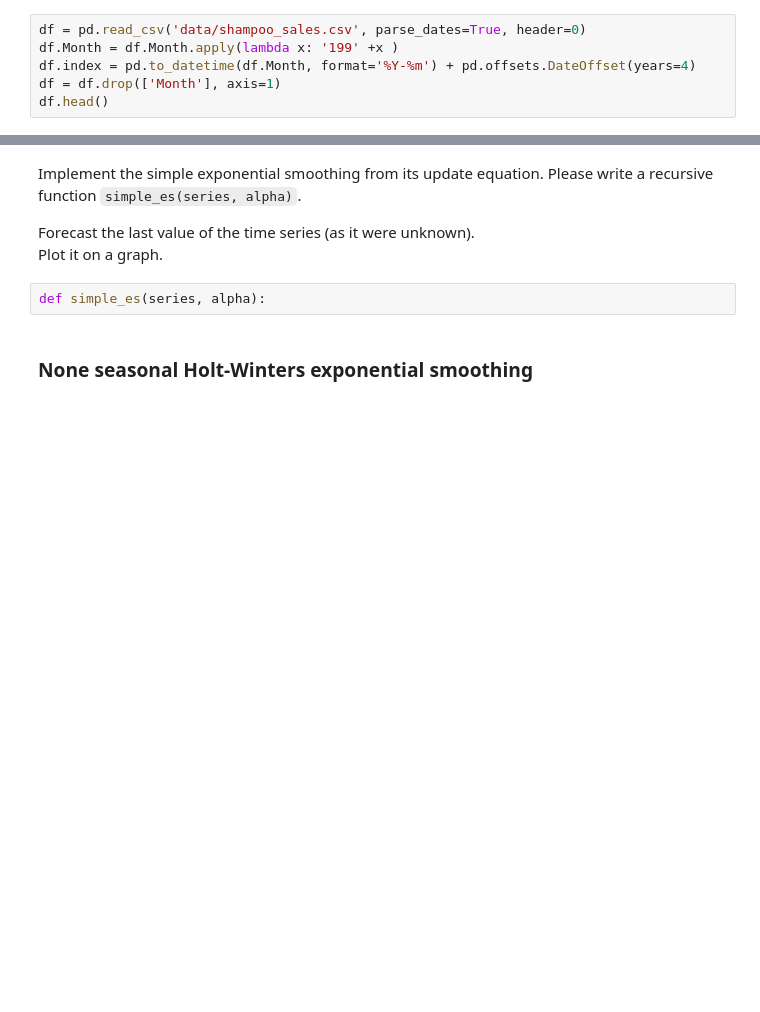
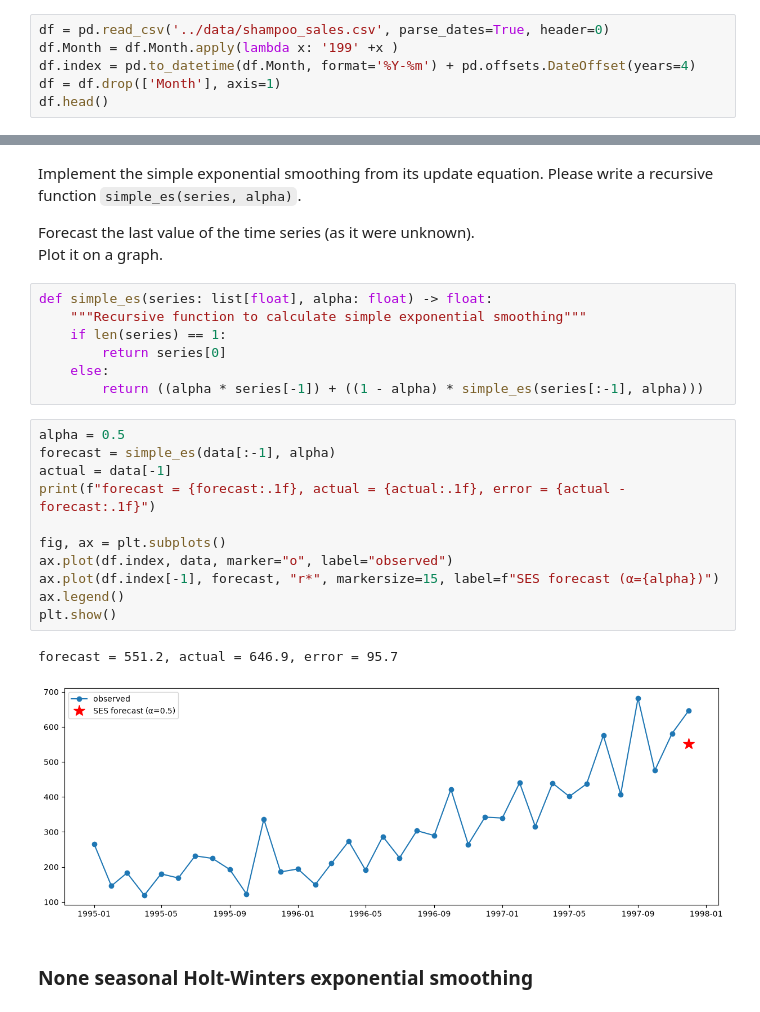
Before and after one commit to Giovanipt2/Time-Series, a Jupyter notebook: notebooks/exponential_smoothing.ipynb, the cells around one changed output, grey strips where cells are left out. Drawn from its saved outputs; the diff is of its cells as text; blank space fills up the shorter version.

Commit message:
Exponencial smoothing implementation

```diff
--- a/notebooks/exponential_smoothing.ipynb
+++ b/notebooks/exponential_smoothing.ipynb
@@ -23,7 +23,7 @@ import matplotlib.pyplot as plt
 import numpy as np
 plt.rcParams['figure.figsize'] = [15, 5]
 # %%
-df = pd.read_csv('data/shampoo_sales.csv', parse_dates=True, header=0)
+df = pd.read_csv('../data/shampoo_sales.csv', parse_dates=True, header=0)
 df.Month = df.Month.apply(lambda x: '199' +x )
 df.index = pd.to_datetime(df.Month, format='%Y-%m') + pd.offsets.DateOffset(years=4)
 df = df.drop(['Month'], axis=1)
@@ -38,8 +48,27 @@ Implement the simple exponential smoothing from its update equation. Please writ
 
 Forecast the last value of the time series (as it were unknown).
 Plot it on a graph.
-# %%
-def simple_es(series, alpha):
+# %%
+def simple_es(series: list[float], alpha: float) -> float:
+    """Recursive function to calculate simple exponential smoothing"""
+    if len(series) == 1:
+        return series[0]
+    else:
+        return ((alpha * series[-1]) + ((1 - alpha) * simple_es(series[:-1], alpha)))
+# %%
+alpha = 0.5
+forecast = simple_es(data[:-1], alpha)
+actual = data[-1]
+print(f"forecast = {forecast:.1f}, actual = {actual:.1f}, error = {actual - forecast:.1f}")
+
+fig, ax = plt.subplots()
+ax.plot(df.index, data, marker="o", label="observed")
+ax.plot(df.index[-1], forecast, "r*", markersize=15, label=f"SES forecast (α={alpha})")
+ax.legend()
+plt.show()
+# %% [output]
+forecast = 551.2, actual = 646.9, error = 95.7
+[figure, added]
 # %% [markdown]
 ### None seasonal Holt-Winters exponential smoothing
 # %% [markdown]
```
Also changed, not shown: parts of 14 cells of this notebook, 1 other file.
